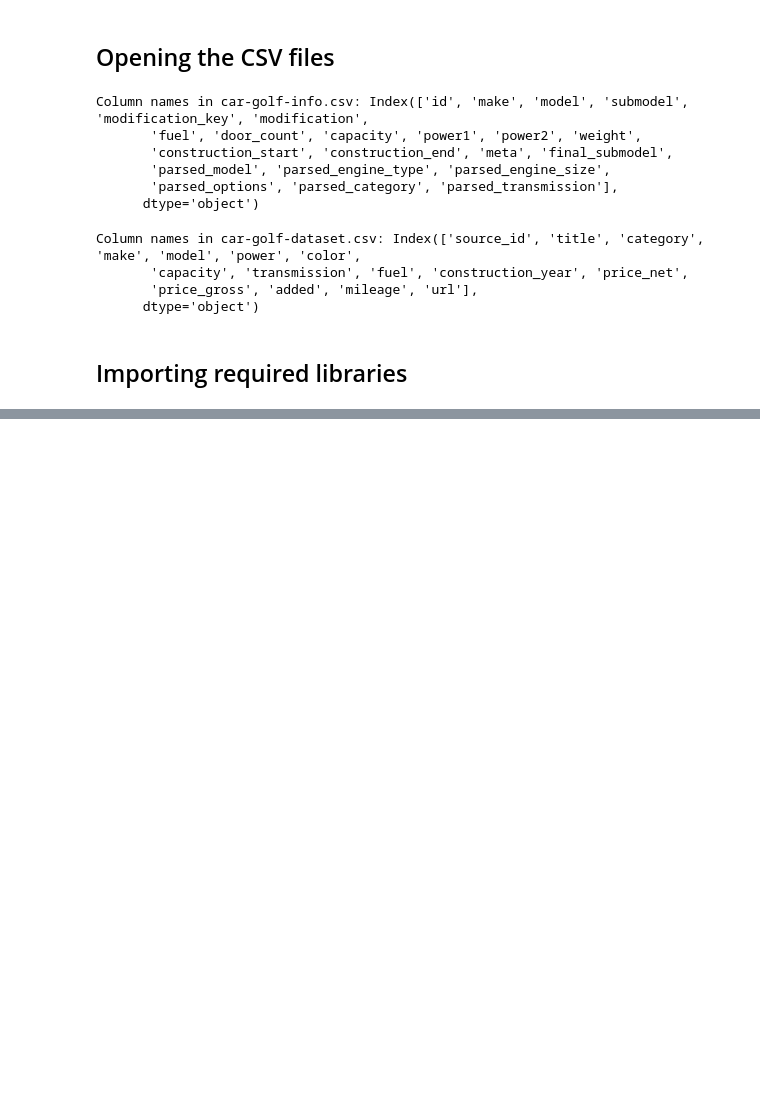
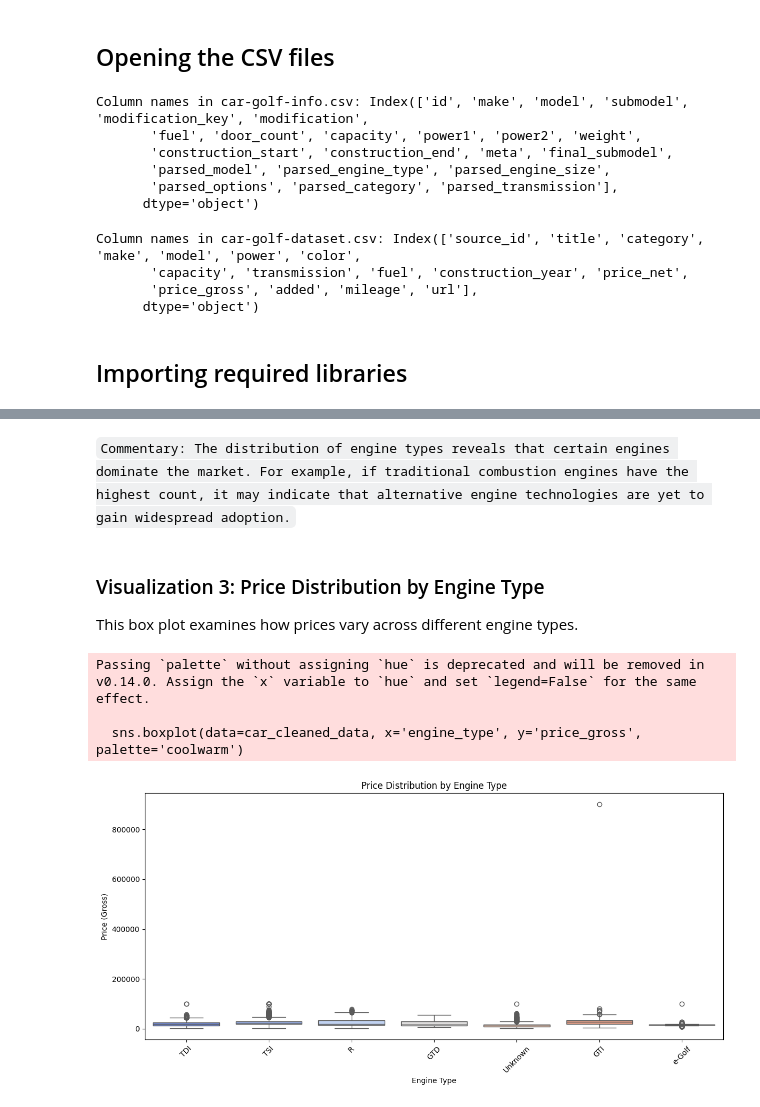
Before and after one commit to sazidthe1/Imum, a Jupyter notebook: task.ipynb, the cells around one changed output, grey strips where cells are left out. Drawn from its saved outputs; the diff is of its cells as text; code cells hidden in the pictures; blank space fills up the shorter version.

```diff
--- a/task.ipynb
+++ b/task.ipynb
@@ -46,0 +75,20 @@ import csv
+# %%
+# Task 1.2: Assign correct category based on car-golf-info
+# Create a mapping dictionary from submodel to category
+category_mapping = car_golf_info.set_index('submodel')['parsed_category'].to_dict()
+
+# Function to map categories based on title
+def map_category(row):
+    for submodel, category in category_mapping.items():
+        if submodel in row['title']:
+            return category  # Return the mapped category if a match is found
+    return row['category']  # Return the original category if no mapping is found
+
+# Apply the mapping function to create a new column 'improved_category'
+car_golf_dataset['improved_category'] = car_golf_dataset.apply(map_category, axis=1)
+
+# Drop the old category column
+car_golf_dataset.drop(columns=['category'], inplace=True)
+
+# Rename 'improved_category' to category
+car_golf_dataset.rename(columns={'improved_category': 'category'}, inplace=True)
@@ -46,0 +230,20 @@ import csv
+# %% [markdown]
+`Commentary: The distribution of engine types reveals that certain engines dominate the market. For example, if traditional combustion engines have the highest count, it may indicate that alternative engine technologies are yet to gain widespread adoption.`
+# %% [markdown]
+### Visualization 3: Price Distribution by Engine Type
+This box plot examines how prices vary across different engine types.
+# %%
+# Plotting the box plot
+plt.figure(figsize=(12, 6))
+sns.boxplot(data=car_cleaned_data, x='engine_type', y='price_gross', palette='coolwarm')
+plt.title('Price Distribution by Engine Type')
+plt.xlabel('Engine Type')
+plt.ylabel('Price (Gross)')
+plt.xticks(rotation=45)
+plt.tight_layout()
+plt.show()
+# %% [output]
+Passing `palette` without assigning `hue` is deprecated and will be removed in v0.14.0. Assign the `x` variable to `hue` and set `legend=False` for the same effect.
+
+  sns.boxplot(data=car_cleaned_data, x='engine_type', y='price_gross', palette='coolwarm')
+[figure, added]
```
Also changed, not shown: parts of 27 cells of this notebook.
